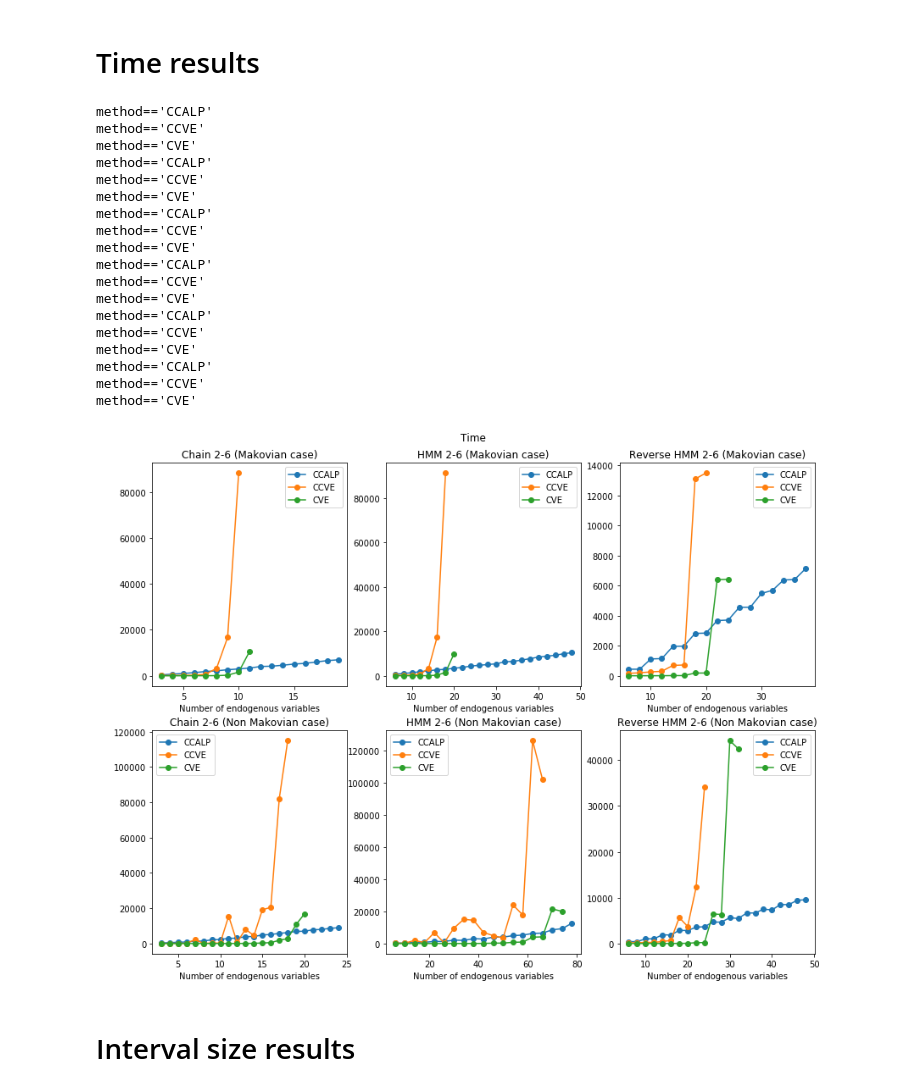
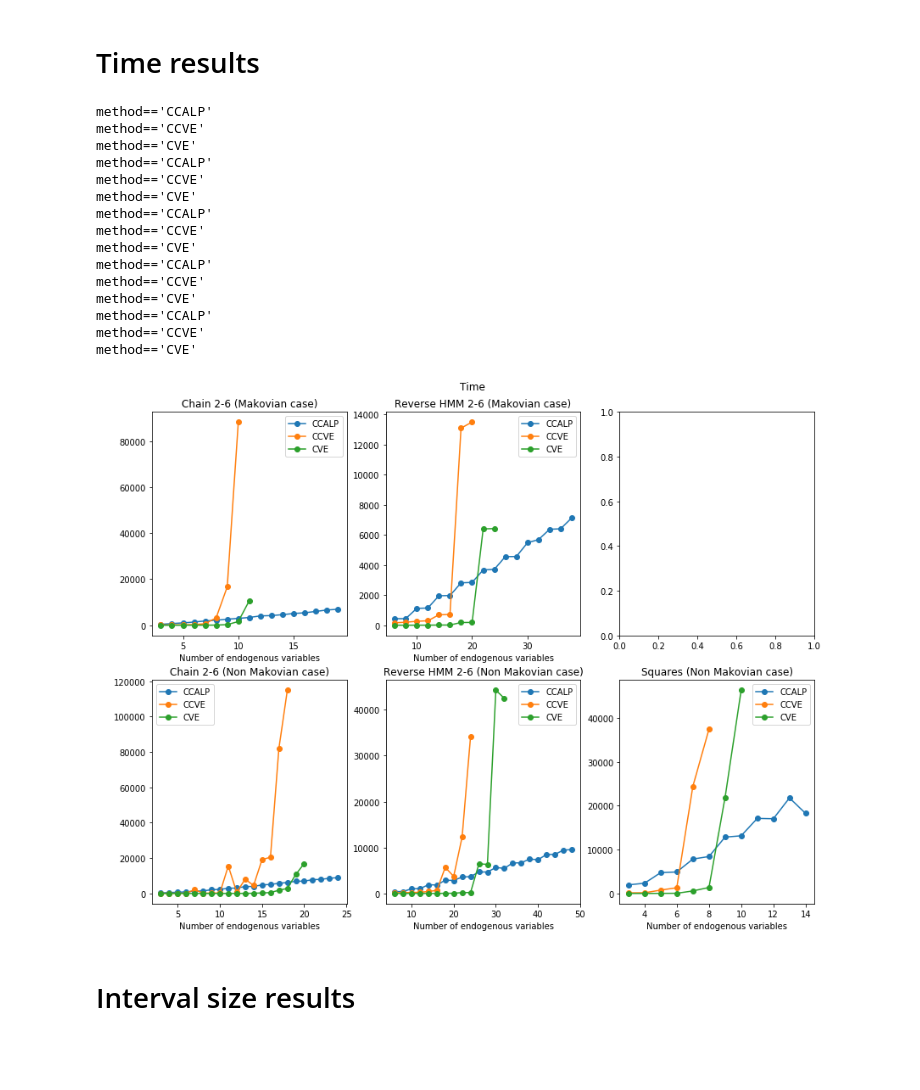
Before and after one commit to IDSIA/crema, a Jupyter notebook: CreMA/papers/pgm20/experiments/paper_results.ipynb, the cells around one changed output. Saved outputs shown, nothing was run; the diff lists cells and outputs as text; code cells hidden in the pictures; blank space fills up the shorter version.

```diff
--- a/CreMA/papers/pgm20/experiments/paper_results.ipynb
+++ b/CreMA/papers/pgm20/experiments/paper_results.ipynb
@@ -67,12 +87,17 @@ rhmmRes = {
 
 }
 
+squares = {
+    "nonmarkovian_ev": f"{res_folder}/2020-05-25-06-31-41_squares_nonmarkovian_ev.csv",
+
+}
+
 
 ## Dictionary with the models to show
 res = {
     "Chain 2-6":binResExo6,
-    "HMM 2-6":hmmRes,
-    "Reverse HMM 2-6":rhmmRes
+    "Reverse HMM 2-6":rhmmRes,
+    "Squares" : squares
 }
 # %% [markdown]
 # Time results
@@ -90,49 +115,46 @@ def duplicate_N(data):
     return data
 
 
 
 for k,v in res.items():
 
     i = list(res).index(k)
 
     T = [duplicate_N] if "HMM" in k else []
 
-    plot_func(pd.read_csv(v["markovian_ev"]),
-              ax=axs[0,i],
+    if "markovian_ev" in v:
+        plot_func(pd.read_csv(v["markovian_ev"]),
+                  ax=axs[0,i],
+                  transformation=T,
+                  title=f"{k} (Makovian case)",
+                  xlabel="Number of endogenous variables", ylabel=" ")
+
+
+    if "nonmarkovian_ev" in v:
+        plot_func(pd.read_csv(v["nonmarkovian_ev"]),
+              ax=axs[1,i],
               transformation=T,
-              title=f"{k} (Makovian case)",
+              title=f"{k} (Non Makovian case)",
               xlabel="Number of endogenous variables", ylabel=" ")
 
-
-    data = pd.read_csv(v["nonmarkovian_ev"])
-
-    plot_func(data,
-          ax=axs[1,i],
-          transformation=T,
-          title=f"{k} (Non Makovian case)",
-          xlabel="Number of endogenous variables", ylabel=" ")
-
 tikzplotlib.save(f"{img_folder}/time_results.tex")
 # %% [output]
 method=='CCALP'
 method=='CCVE'
 method=='CVE'
 method=='CCALP'
 method=='CCVE'
 method=='CVE'
 method=='CCALP'
 method=='CCVE'
 method=='CVE'
 method=='CCALP'
 method=='CCVE'
 method=='CVE'
 method=='CCALP'
 method=='CCVE'
 method=='CVE'
-method=='CCALP'
-method=='CCVE'
-method=='CVE'
-[figure, old version]
+[figure, new version]
 # %% [markdown]
 # Interval size results
 # %%
```
Also changed, not shown: parts of 5 cells of this notebook, 7 other files.
